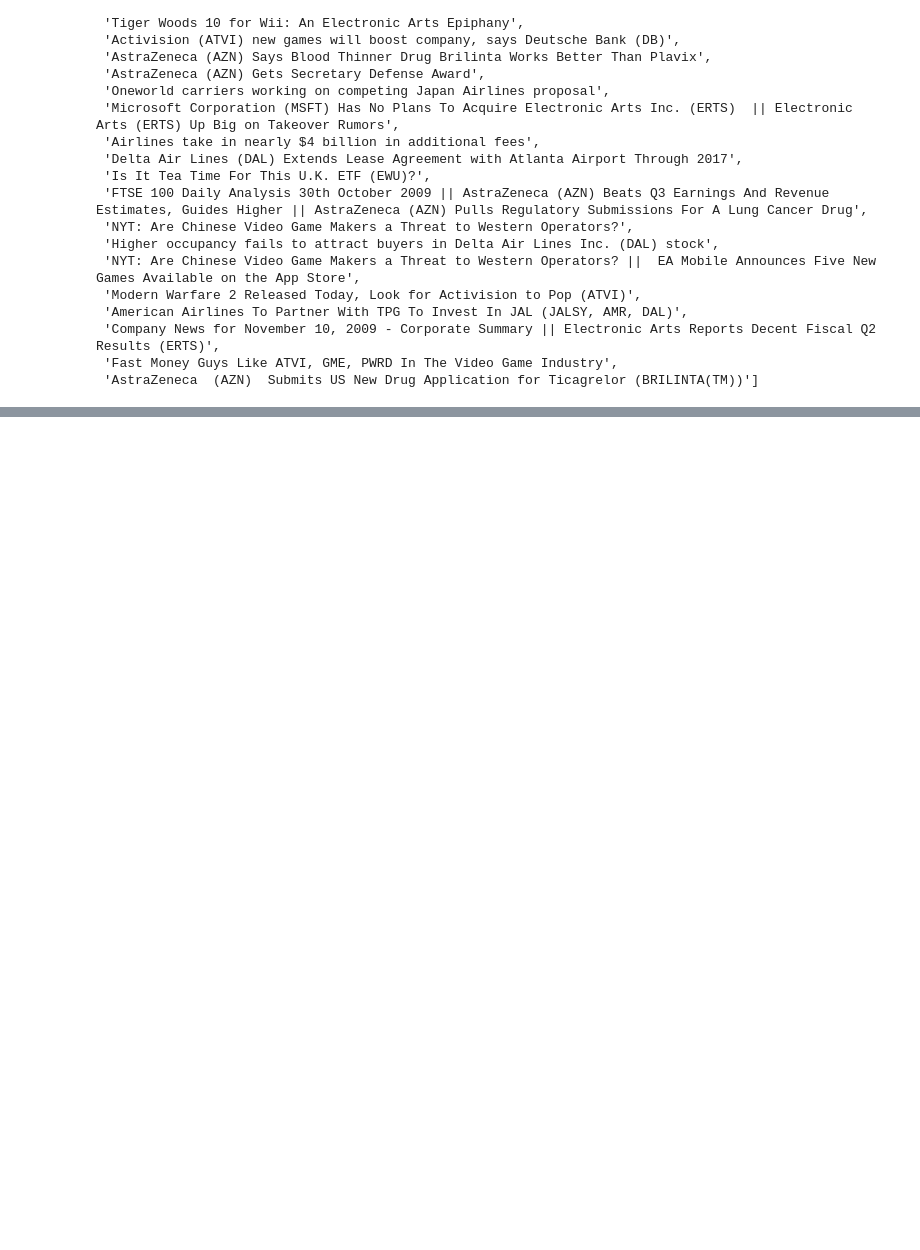
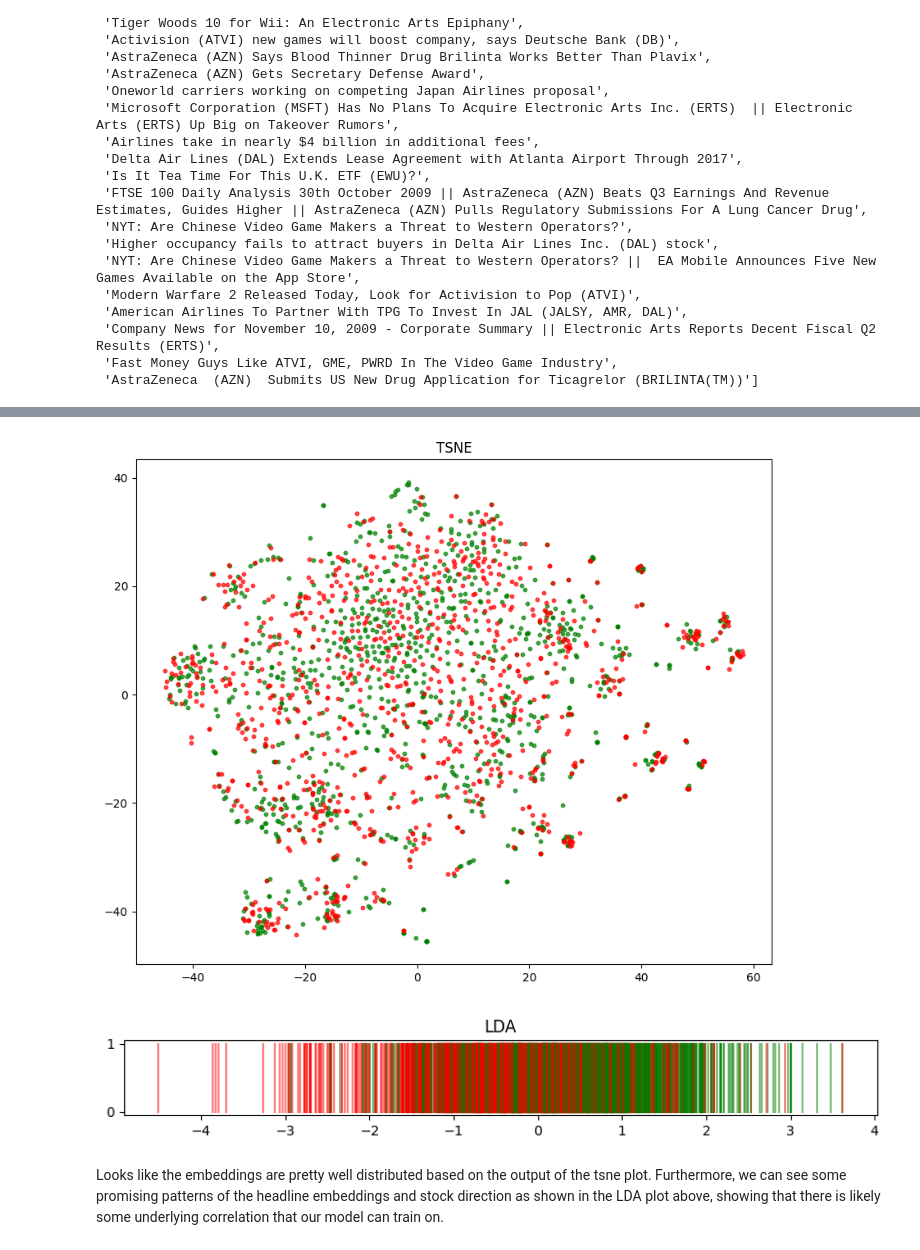
Before and after one commit to the-rks/ATLAS, a Jupyter notebook: atlas.ipynb, the cells around one changed output, grey strips where cells are left out. Saved outputs shown, nothing was run; the diff lists cells and outputs as text; code cells hidden in the pictures; blank space fills up the shorter version.

Commit message:
feat: visualization

```diff
--- a/atlas.ipynb
+++ b/atlas.ipynb
@@ -543,0 +558,42 @@ weekly_stockdata["headlines"][:20].to_list()
+# %%
+from nltk.tokenize import word_tokenize
+import numpy as np
+
+def get_embedding(headline: str) -> np.ndarray:
+    return np.mean([
+        glove[t] if t in glove else unk
+        for t in word_tokenize(headline.lower())
+    ], axis=0)
+
+headlines["embeddings"] = headlines["headlines"].apply(get_embedding)
+# %%
+from sklearn.manifold import TSNE
+from sklearn.discriminant_analysis import LinearDiscriminantAnalysis as LDA
+import matplotlib.pyplot as plt
+
+sampled_headlines = headlines.sample(n=2000, random_state=42).reset_index(drop=True)
+embeddings = np.array(sampled_headlines["embeddings"].tolist())
+labels = sampled_headlines["label"].values
+
+# using tsne
+tsne = TSNE(n_components=2, random_state=42)
+embeddings_tsne = tsne.fit_transform(embeddings)
+plt.figure(figsize=(10, 8))
+plt.scatter(embeddings_tsne[labels == 1, 0], embeddings_tsne[labels == 1, 1], c="green", s=10, alpha=0.7)
+plt.scatter(embeddings_tsne[labels == 0, 0], embeddings_tsne[labels == 0, 1], c="red", s=10, alpha=0.7)
+plt.title("TSNE")
+plt.savefig("figures/dataset_tsne.png")
+
+# using LDA
+lda = LDA(n_components=1)
+embeddings_lda = lda.fit_transform(embeddings, labels)
+plt.figure(figsize=(10, 1))
+for i, (value, label) in enumerate(zip(embeddings_lda, labels)):
+    plt.plot([value, value], [0, 1], color='green' if label == 1 else 'red', alpha=0.5)
+plt.title("LDA")
+plt.savefig("figures/dataset_lda.png")
+# %% [output]
+[figure, added]
+[figure, added]
+# %% [markdown]
+Looks like the embeddings are pretty well distributed based on the output of the tsne plot. Furthermore, we can see some promising patterns of the headline embeddings and stock direction as shown in the LDA plot above, showing that there is likely some underlying correlation that our model can train on.
```
Also changed, not shown: parts of 3 cells of this notebook, 4 other files.
